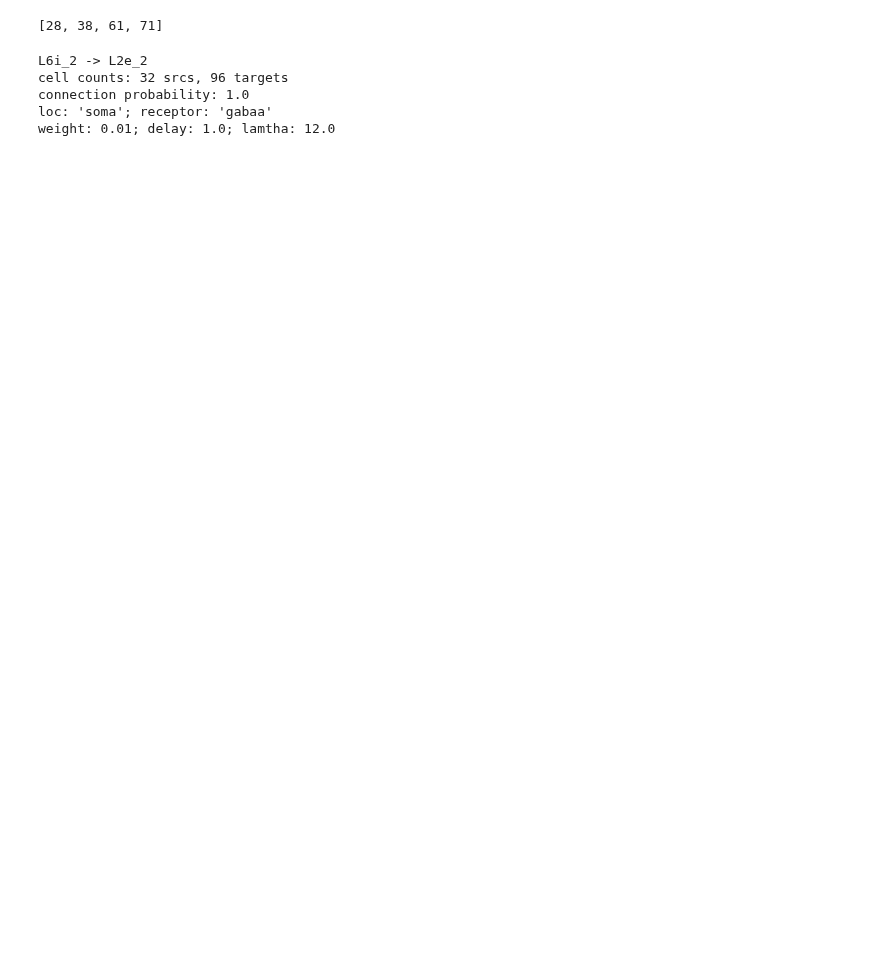
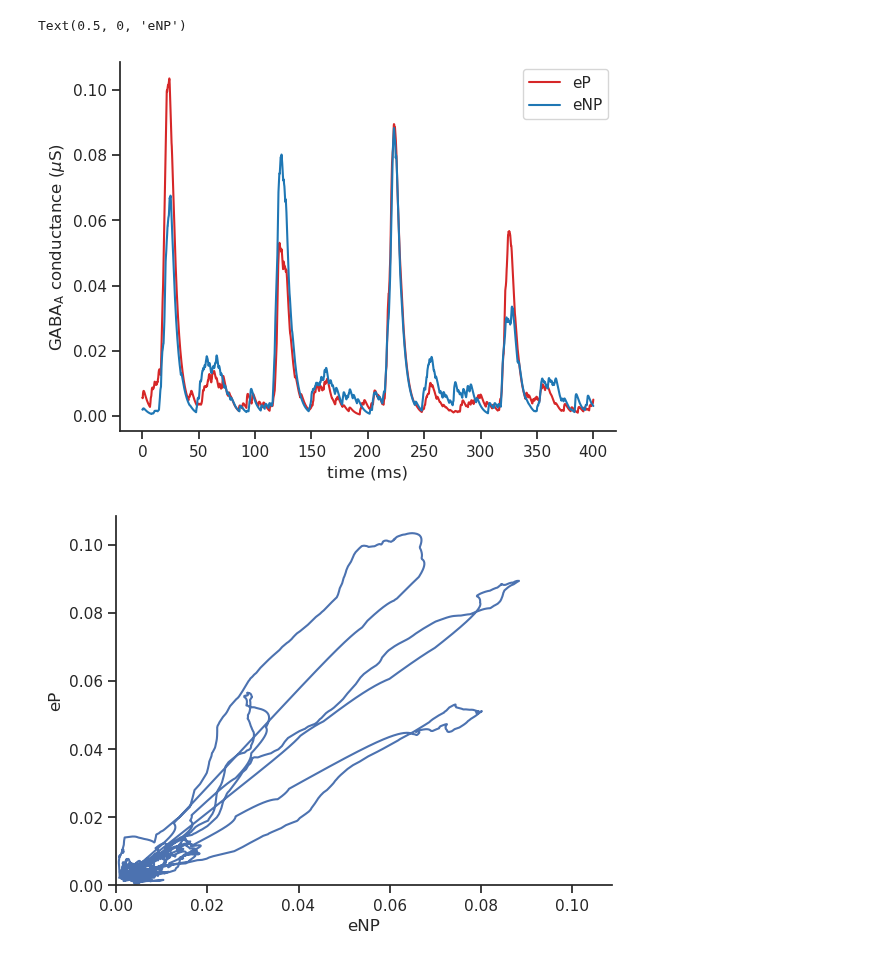
Before and after one commit to rythorpe/hnn-core, a Jupyter notebook: rs_dd_project/temp_sims.ipynb, the cells around one changed output. Cells and saved outputs as stored; diff of their text form; code cells hidden in the pictures; blank space fills up the shorter version.

```diff
--- a/rs_dd_project/temp_sims.ipynb
+++ b/rs_dd_project/temp_sims.ipynb
@@ -86,12 +55,0 @@ for cell_type in ['L2e_1', 'L2e_2']:
-# %%
-conn_idxs
-# %% [output]
-[28, 38, 61, 71]
-# %%
-net.connectivity[conn_idxs[3]]
-# %% [output]
-L6i_2 -> L2e_2
-cell counts: 32 srcs, 96 targets
-connection probability: 1.0
-loc: 'soma'; receptor: 'gabaa'
-weight: 0.01; delay: 1.0; lamtha: 12.0
@@ -97,0 +124,33 @@ weight: 0.01; delay: 1.0; lamtha: 12.0
+# %%
+c_total_by_type = get_conductance_timecourse(net, ['L2e_1', 'L2e_2'], 'gabaa')
+# %%
+times = net.cell_response.times
+n_trials = len(net.cell_response.spike_times)
+post_burn_in_idxs = times >= burn_in_time
+times_post_burn_in = times[post_burn_in_idxs] - burn_in_time
+
+g_1_avg = c_total_by_type['L2e_1'].mean(axis=0) / n_trials
+g_1_avg = g_1_avg[post_burn_in_idxs]
+g_2_avg = c_total_by_type['L2e_2'].mean(axis=0) / n_trials
+g_2_avg = g_2_avg[post_burn_in_idxs]
+
+plt.figure()
+plt.plot(times_post_burn_in, g_1_avg, c='tab:red')
+plt.plot(times_post_burn_in, g_2_avg, c='tab:blue')
+plt.ylabel('$\mathregular{GABA_A}$ conductance ($\mu$S)')
+plt.xlabel('time (ms)')
+plt.legend(['eP', 'eNP'])
+
+
+plt.figure()
+plt.plot(g_2_avg, g_1_avg)
+ax = plt.gca()
+lim_max = np.max([ax.get_xlim()[1], ax.get_ylim()[1]])
+plt.xlim([0, lim_max])
+plt.ylim([0, lim_max])
+plt.ylabel('eP')
+plt.xlabel('eNP')
+# %% [output]
+Text(0.5, 0, 'eNP')
+[figure, added]
+[figure, added]
```
Also changed, not shown: parts of 5 cells of this notebook.
